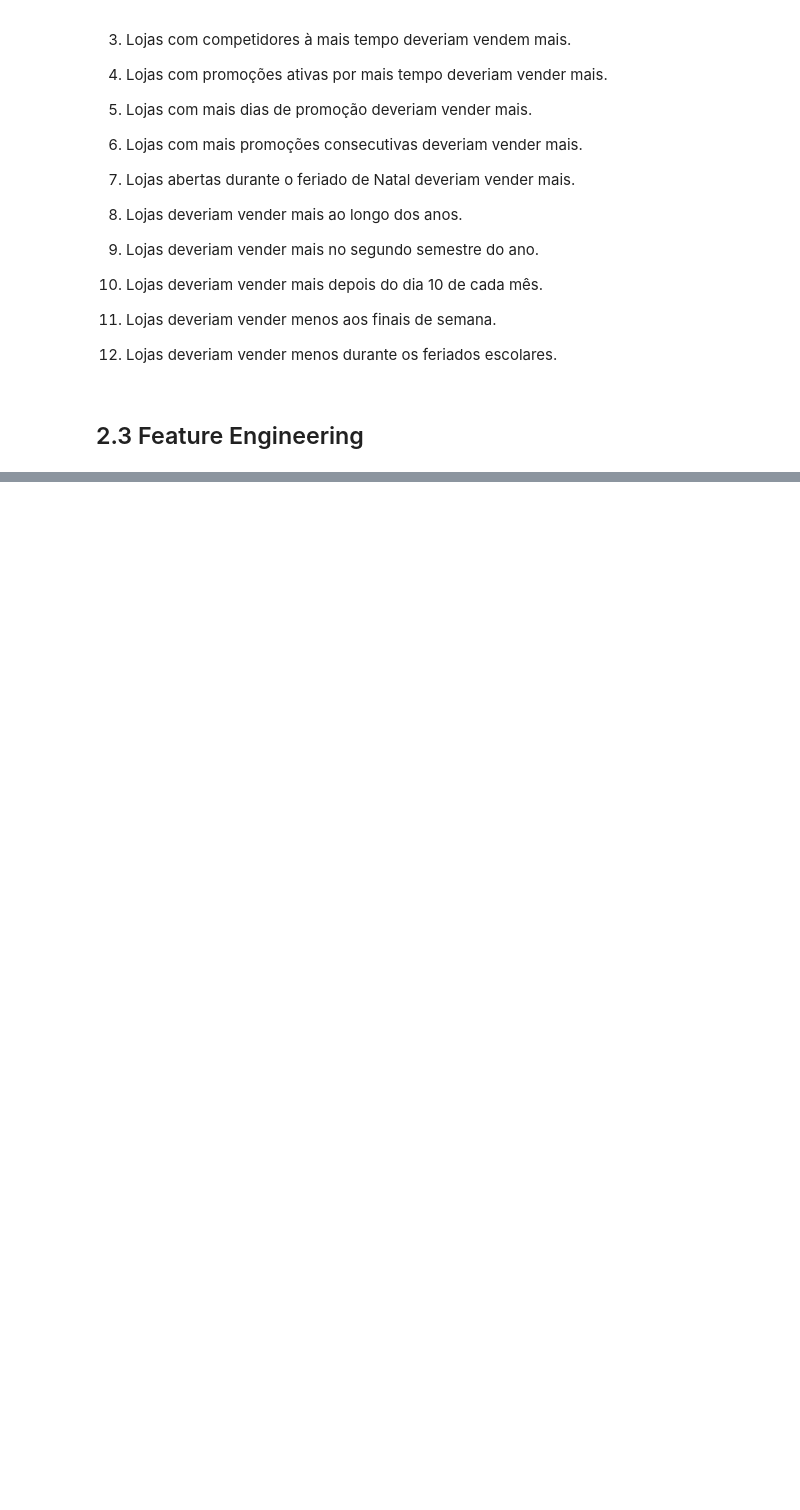
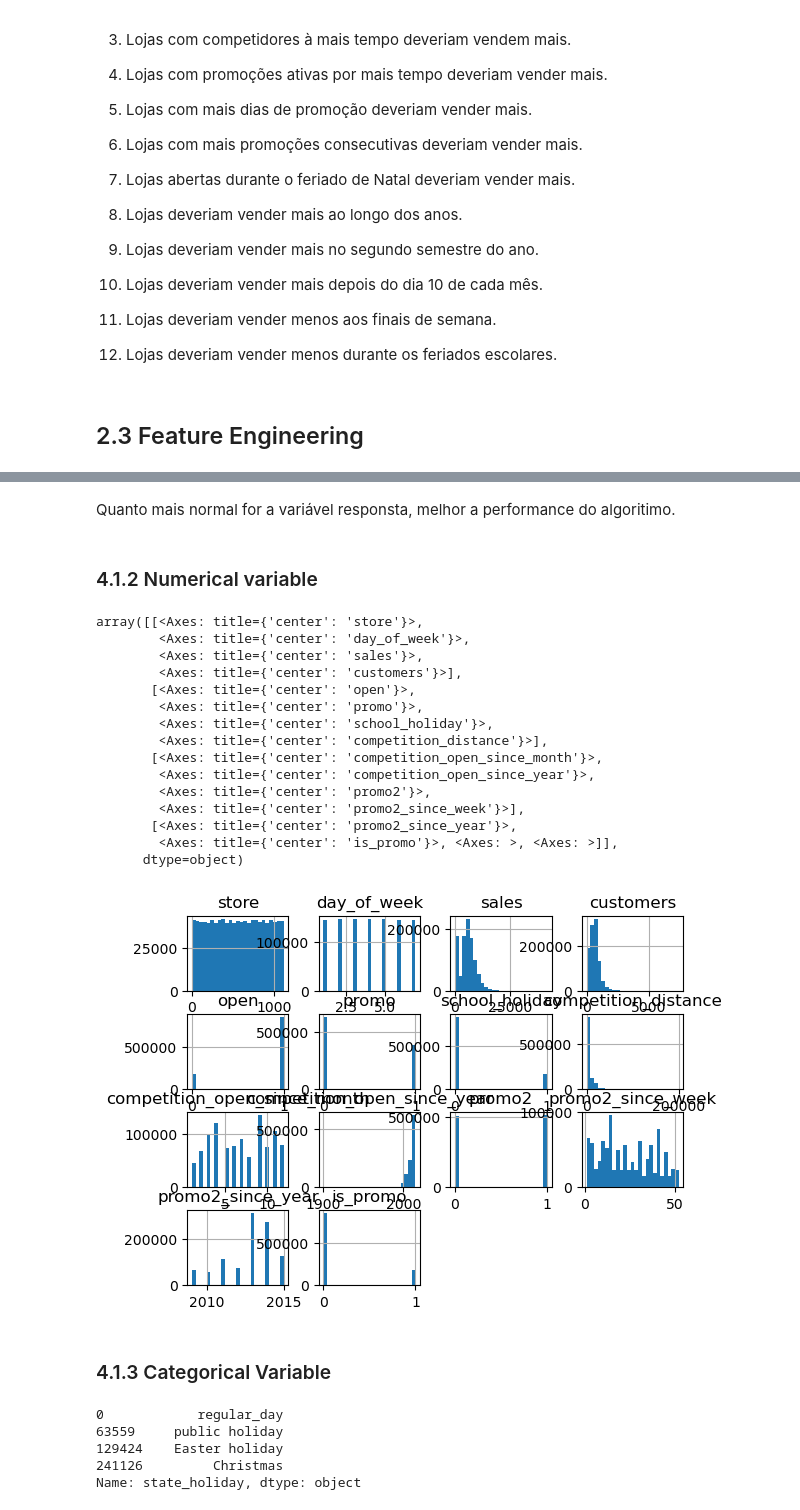
Before and after one commit to alexandrerod/rossmann_sales, a Jupyter notebook: store_sales.ipynb, the cells around one changed output, grey strips where cells are left out. Cells and saved outputs as stored; diff of their text form; code cells hidden in the pictures; blank space fills up the shorter version.

```diff
--- a/store_sales.ipynb
+++ b/store_sales.ipynb
@@ -508,0 +565,34 @@ dtype: object
+# %% [markdown]
+Quanto mais normal for a variável responsta, melhor a performance do algoritimo.
+# %% [markdown]
+### 4.1.2 Numerical variable
+# %%
+
+num_attributes.hist(bins=25)
+# %% [output]
+array([[<Axes: title={'center': 'store'}>,
+        <Axes: title={'center': 'day_of_week'}>,
+        <Axes: title={'center': 'sales'}>,
+        <Axes: title={'center': 'customers'}>],
+       [<Axes: title={'center': 'open'}>,
+        <Axes: title={'center': 'promo'}>,
+        <Axes: title={'center': 'school_holiday'}>,
+        <Axes: title={'center': 'competition_distance'}>],
+       [<Axes: title={'center': 'competition_open_since_month'}>,
+        <Axes: title={'center': 'competition_open_since_year'}>,
+        <Axes: title={'center': 'promo2'}>,
+        <Axes: title={'center': 'promo2_since_week'}>],
+       [<Axes: title={'center': 'promo2_since_year'}>,
+        <Axes: title={'center': 'is_promo'}>, <Axes: >, <Axes: >]],
+      dtype=object)
+[figure, added]
+# %% [markdown]
+### 4.1.3 Categorical Variable
+# %%
+df4['state_holiday'].drop_duplicates()
+# %% [output]
+0            regular_day
+63559     public holiday
+129424    Easter holiday
+241126         Christmas
+Name: state_holiday, dtype: object
```
Also changed, not shown: parts of 52 cells of this notebook.
